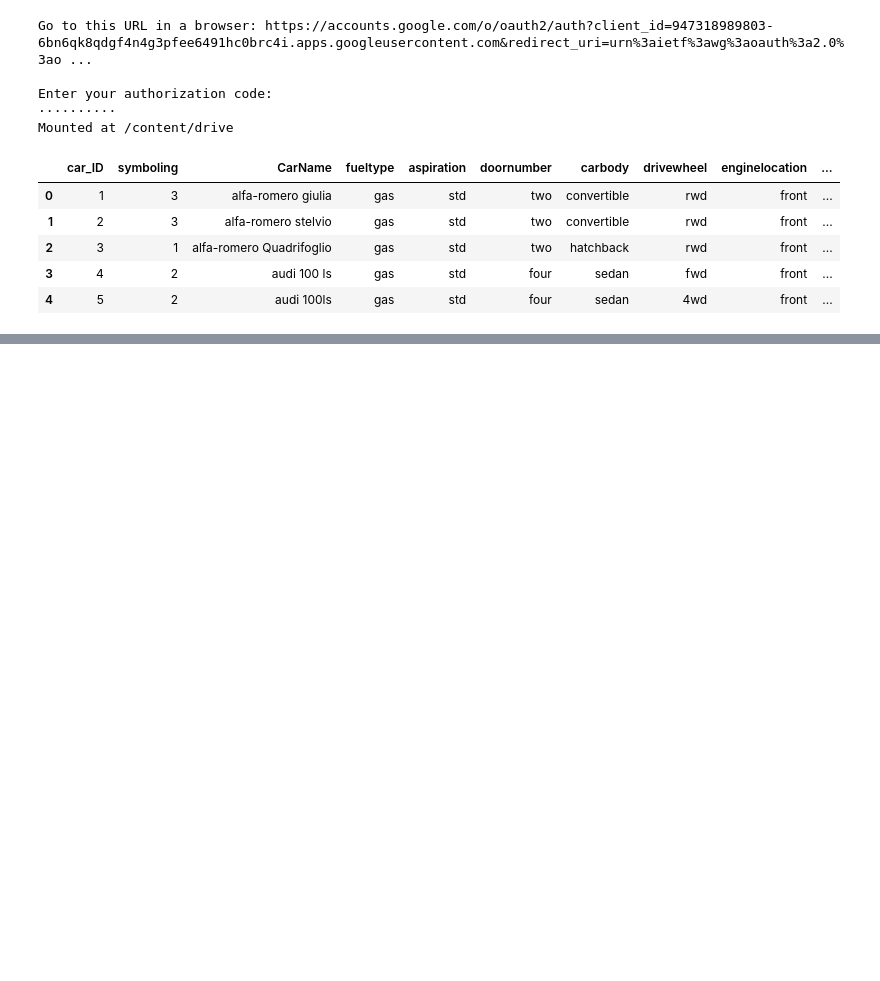
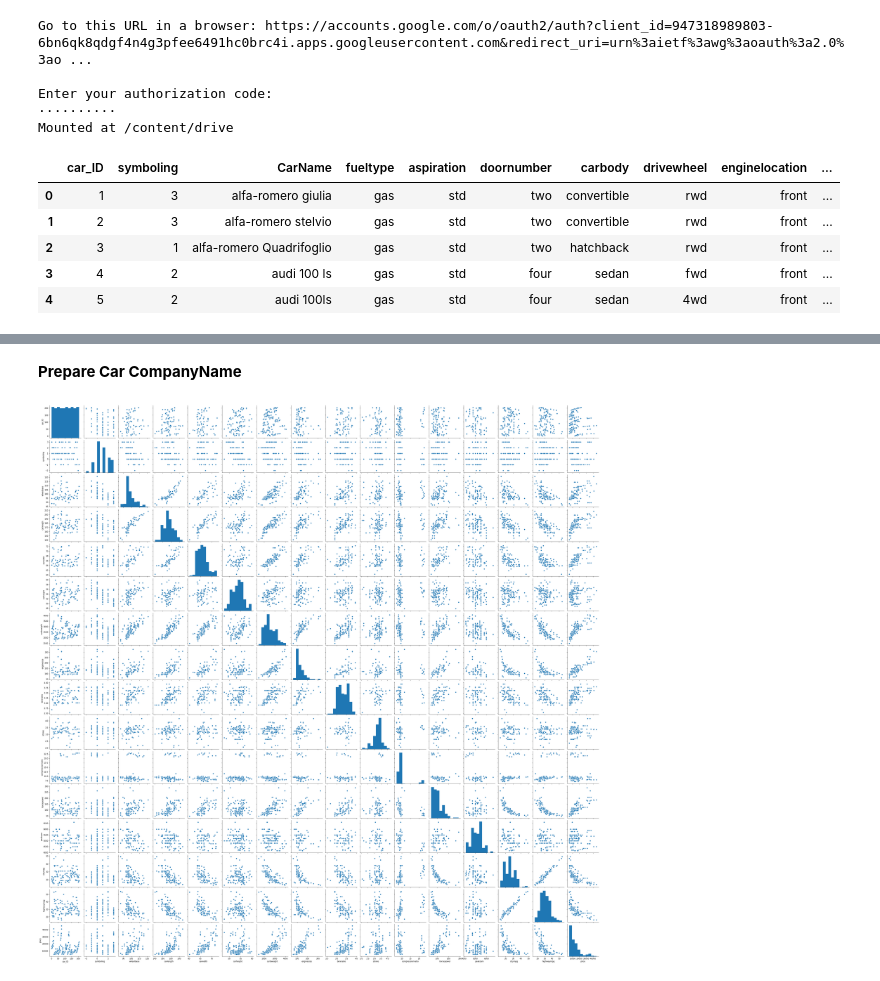
Before and after one commit to HemantTiwariGitHub/IntelligenceCodes, a Jupyter notebook: CarPriceAssignment.ipynb, the cells around one changed output, grey strips where cells are left out. Cells and saved outputs as stored; diff of their text form; code cells hidden in the pictures; blank space fills up the shorter version.

```diff
--- a/CarPriceAssignment.ipynb
+++ b/CarPriceAssignment.ipynb
@@ -28,0 +74,7 @@ carPrices.head()
+# %% [markdown]
+**Prepare Car CompanyName**
+# %%
+sns.pairplot(carPrices)
+plt.show()
+# %% [output]
+[figure, added]
```
Also changed, not shown: parts of 5 cells of this notebook.
